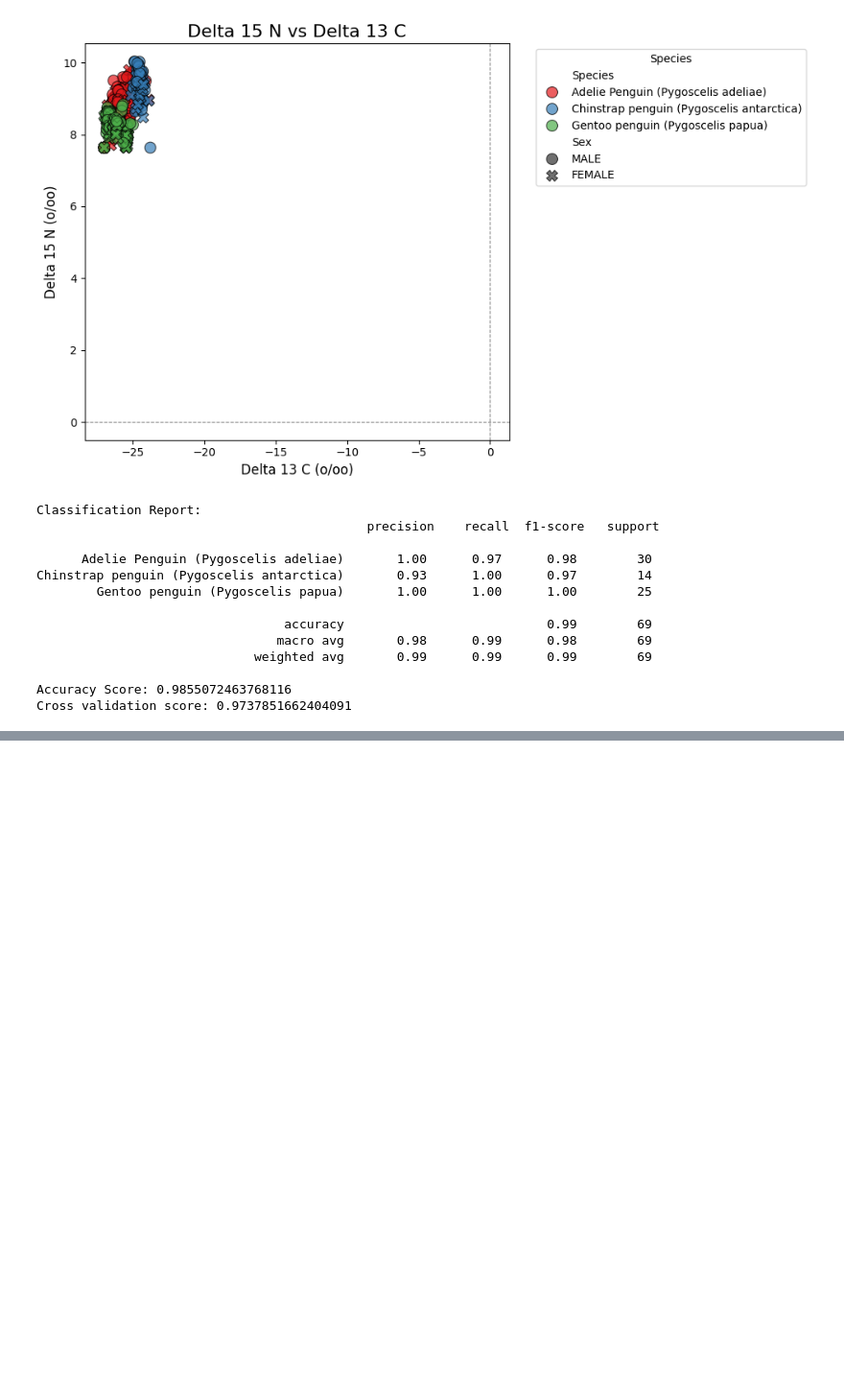
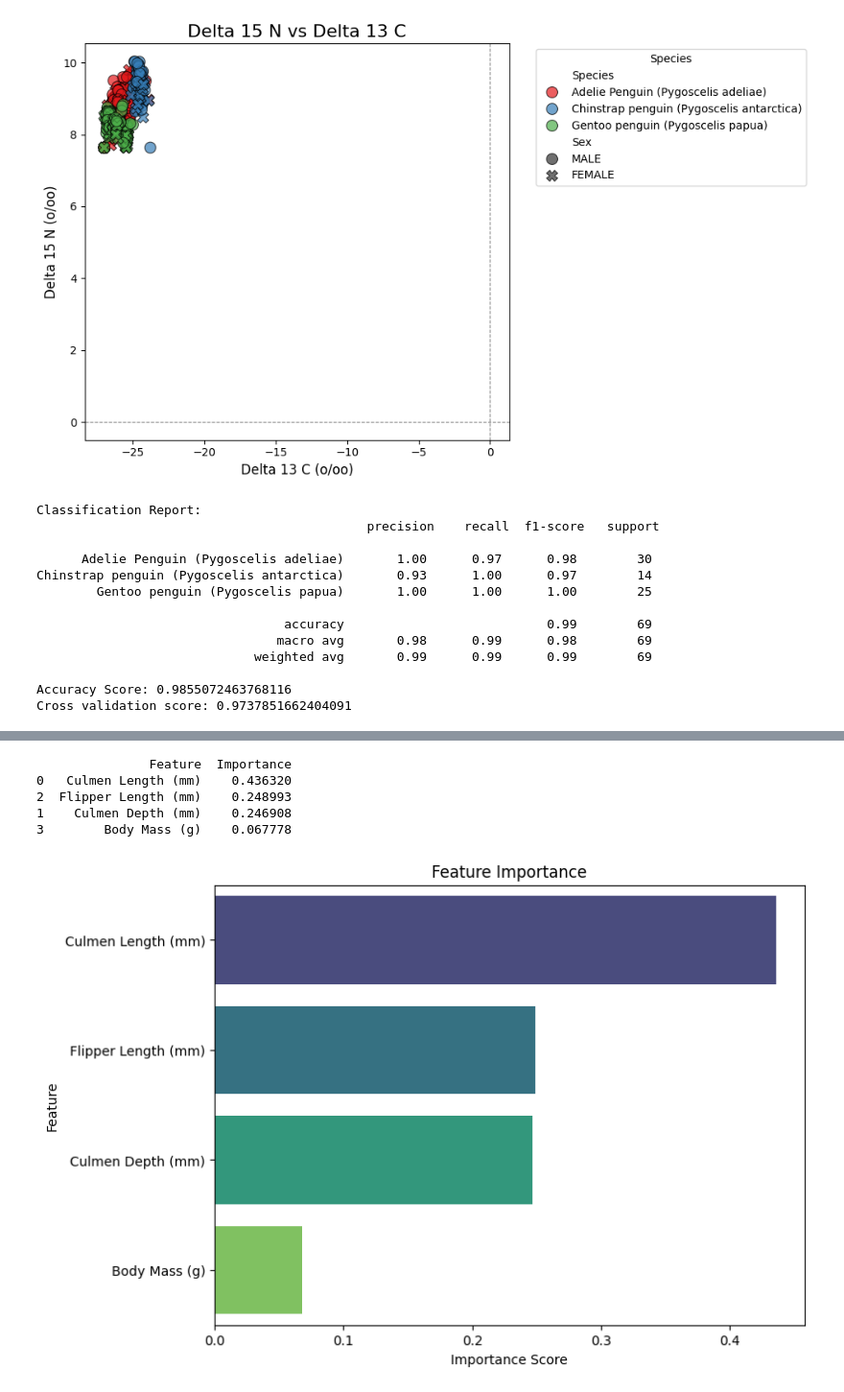
Before and after one commit to G-Bielokozowicz/Palmer-Archipelage-Penguins-Analysis, a Jupyter notebook: main.ipynb, the cells around one changed output, grey strips where cells are left out. Shown at 96% size. Saved outputs shown, nothing was run; the diff lists cells and outputs as text; code cells hidden in the pictures; blank space fills up the shorter version.

Commit message:
Added feature importance and sex prediction

```diff
--- a/main.ipynb
+++ b/main.ipynb
@@ -582,30 +582,64 @@ model.fit(X_train, y_train)
 y_pred = model.predict(X_test)
 
 print("Classification Report:\n", classification_report(y_test, y_pred, target_names=le.classes_))
 print("Accuracy Score:", accuracy_score(y_test, y_pred))
 
 from sklearn.model_selection import cross_val_score
 scores = cross_val_score(model, X, y, cv=5)
 print("Cross validation score:", scores.mean())
 
 cm = confusion_matrix(y_test, y_pred)
 sns.heatmap(cm, annot=True, fmt="d", cmap="Blues", xticklabels=le.classes_, yticklabels=le.classes_)
 plt.title("Confusion Matrix")
 plt.xlabel("Predicted")
 plt.ylabel("True")
 plt.show()
+
+# Get feature importance
+importances = model.feature_importances_
+feature_names = X.columns
+
+# Create a DataFrame for better visualization
+importance_df = pd.DataFrame({
+    "Feature": feature_names,
+    "Importance": importances
+}).sort_values(by="Importance", ascending=False)
+
+# Print feature importance
+print(importance_df)
+
+# Visualize feature importance
+plt.figure(figsize=(8, 6))
+sns.barplot(
+    x="Importance",
+    y="Feature",
+    data=importance_df,
+    palette="viridis",
+    hue='Feature',
+    legend=False
+    )
+plt.title("Feature Importance")
+plt.xlabel("Importance Score")
+plt.ylabel("Feature")
+plt.show()
 # %% [output]
 Classification Report:
                                             precision    recall  f1-score   support
 
       Adelie Penguin (Pygoscelis adeliae)       1.00      0.97      0.98        30
 Chinstrap penguin (Pygoscelis antarctica)       0.93      1.00      0.97        14
         Gentoo penguin (Pygoscelis papua)       1.00      1.00      1.00        25
 
                                  accuracy                           0.99        69
                                 macro avg       0.98      0.99      0.98        69
                              weighted avg       0.99      0.99      0.99        69
 
 Accuracy Score: 0.9855072463768116
 Cross validation score: 0.9737851662404091
 [figure]
+               Feature  Importance
+0   Culmen Length (mm)    0.436320
+2  Flipper Length (mm)    0.248993
+1    Culmen Depth (mm)    0.246908
+3        Body Mass (g)    0.067778
+[figure, added]
```
Also changed, not shown: parts of 1 cell of this notebook.
